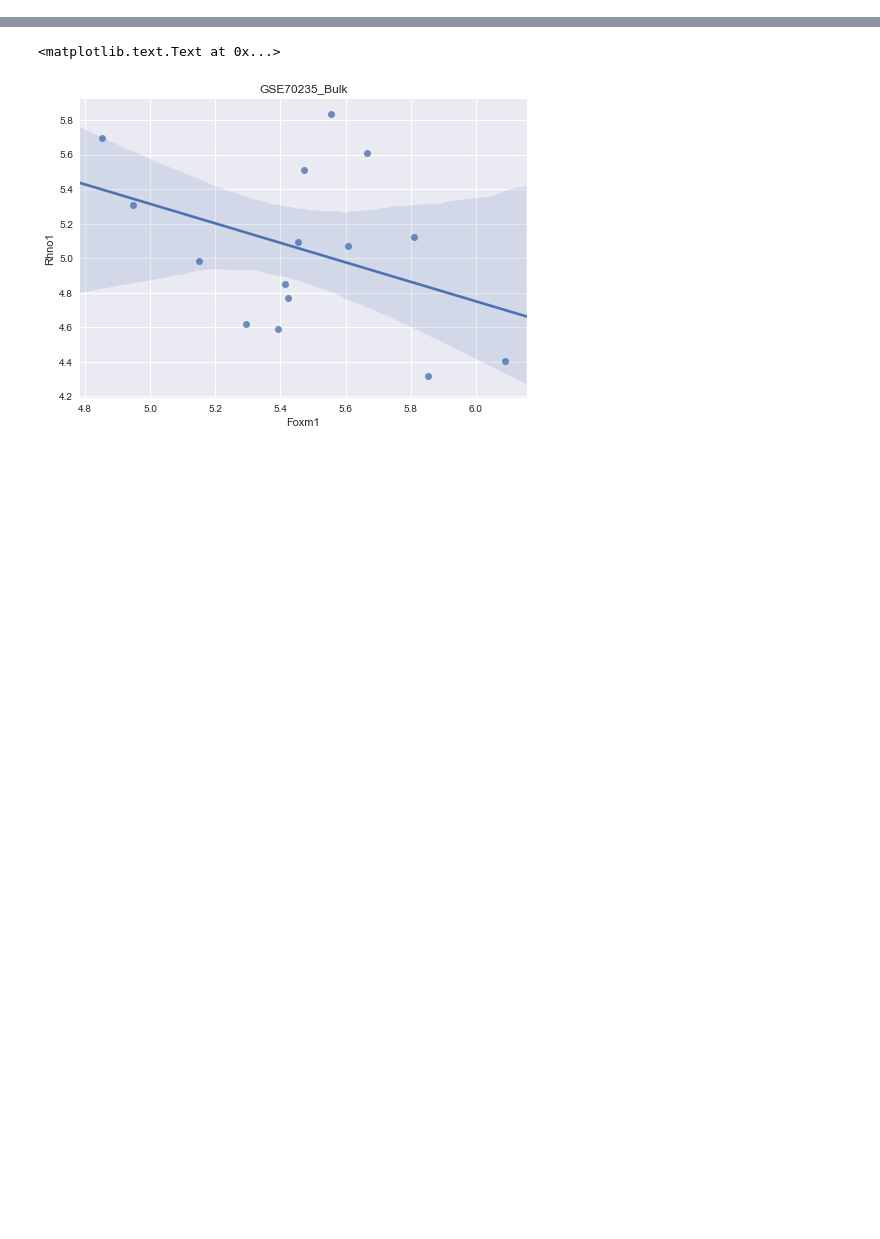
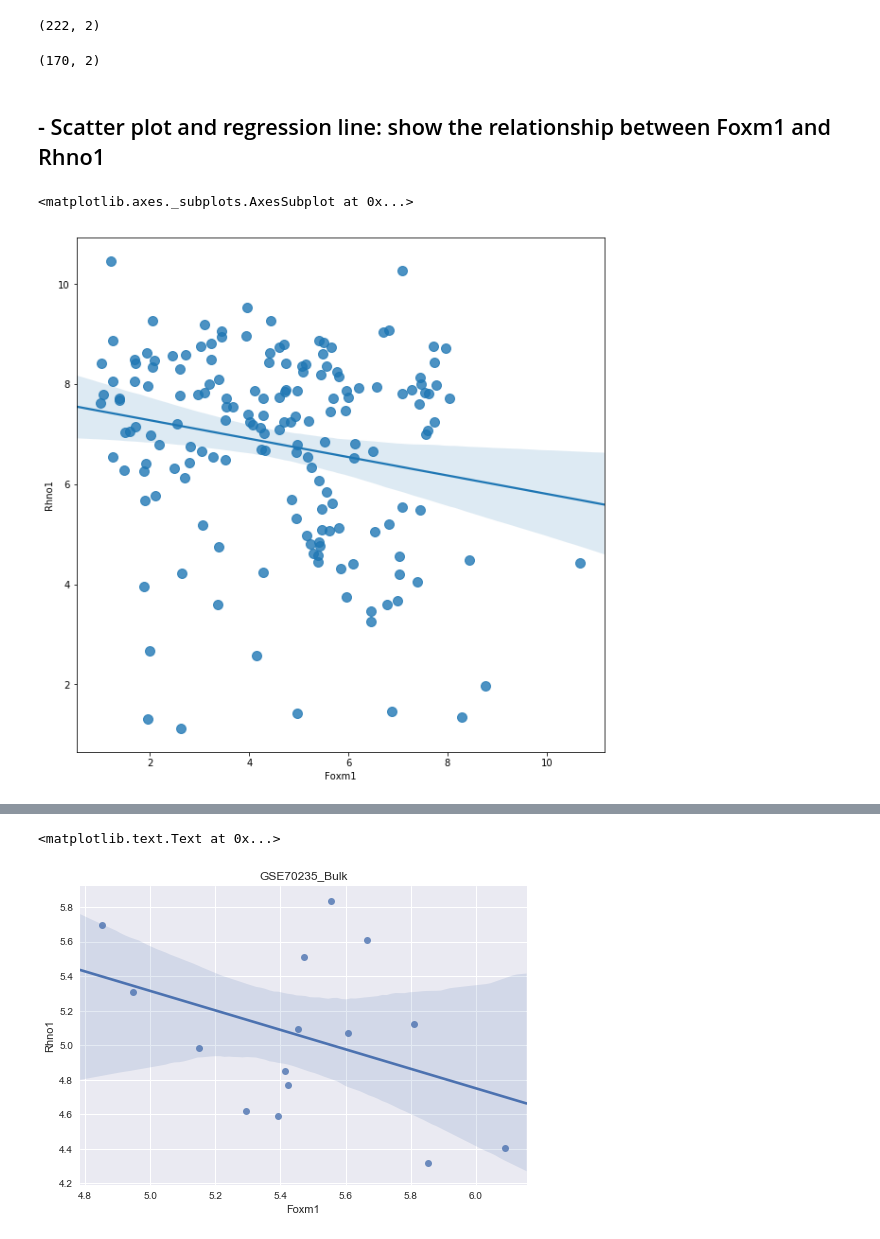
Before and after one commit to malbahrani/scRNAseq_project, a Jupyter notebook: geo_series_expression_dataset.ipynb, the cells around one changed output, grey strips where cells are left out. Saved outputs shown, nothing was run; the diff lists cells and outputs as text; code cells hidden in the pictures; blank space fills up the shorter version.

```diff
--- a/geo_series_expression_dataset.ipynb
+++ b/geo_series_expression_dataset.ipynb
@@ -119,0 +144,5 @@ df_all
+# %%
+'''examining the number of rows after the deletion'''
+df_all.shape
+# %% [output]
+(222, 2)
@@ -119,0 +153,18 @@ df_all
+# %%
+'''examining the number of rows after applying the second deletion'''
+df_all.shape
+# %% [output]
+(170, 2)
+# %% [markdown]
+## - Scatter plot and regression line: show the relationship between Foxm1 and Rhno1
+# %%
+'''normal scale.  The regression line with 95% confidence interval '''
+f, ax = plt.subplots(figsize=(10,10))
+
+sns.regplot(x=df_all['Foxm1'],
+            y=df_all['Rhno1'],
+            ax=ax,
+            scatter_kws={'s':100})
+# %% [output]
+<matplotlib.axes._subplots.AxesSubplot at 0x...>
+[figure, added]
```
Also changed, not shown: parts of 41 cells of this notebook.
